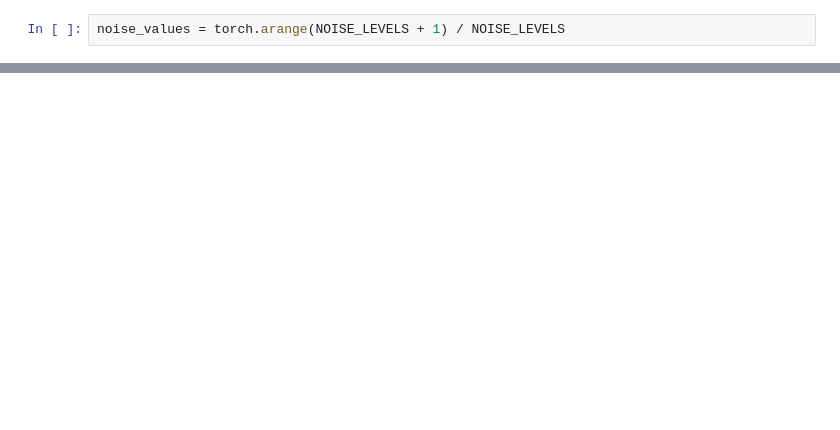
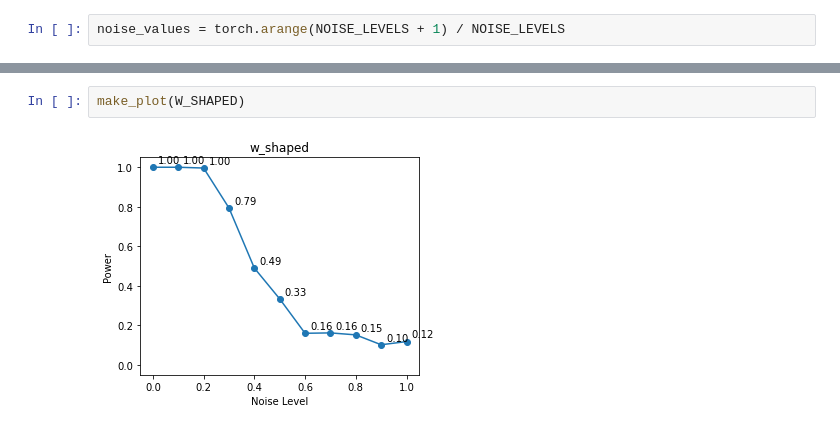
Before and after one commit to ronakdm/prelim, a Jupyter notebook: figure-5.ipynb, the cells around one changed output, grey strips where cells are left out. Drawn from its saved outputs; the diff is of its cells as text; blank space fills up the shorter version.

```diff
--- a/figure-5.ipynb
+++ b/figure-5.ipynb
@@ -24,0 +35,4 @@ plt.show()
+# %%
+make_plot(W_SHAPED)
+# %% [output]
+[figure, added]
```
Also changed, not shown: parts of 8 cells of this notebook, 11 other files.
